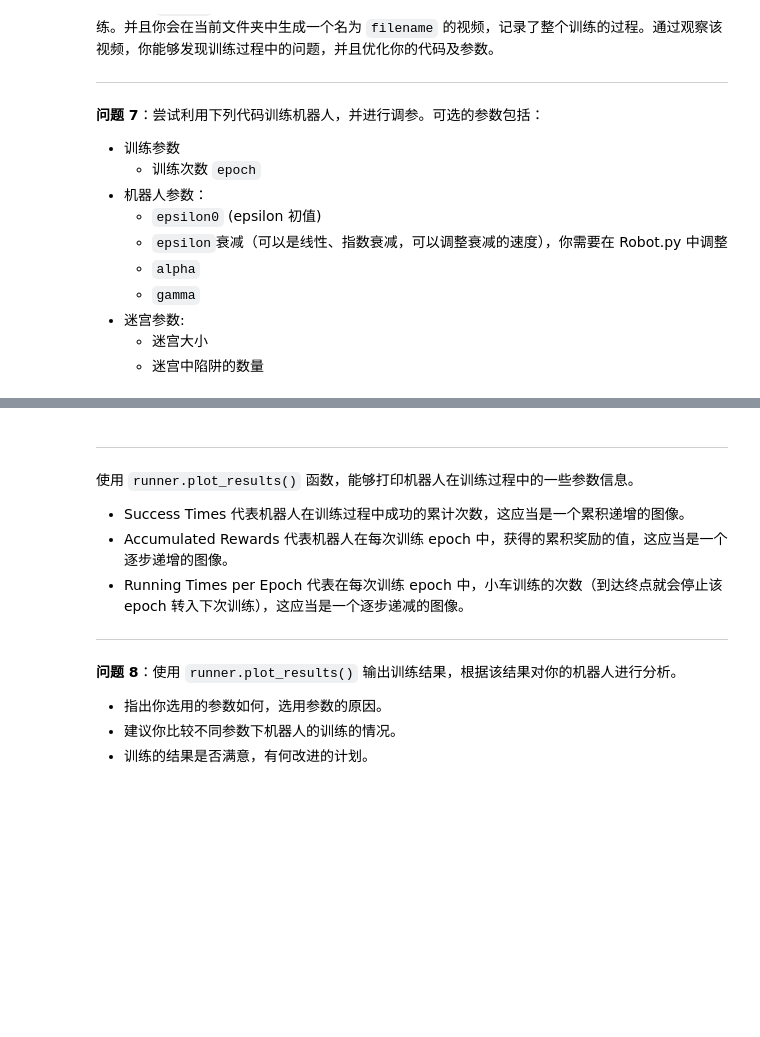
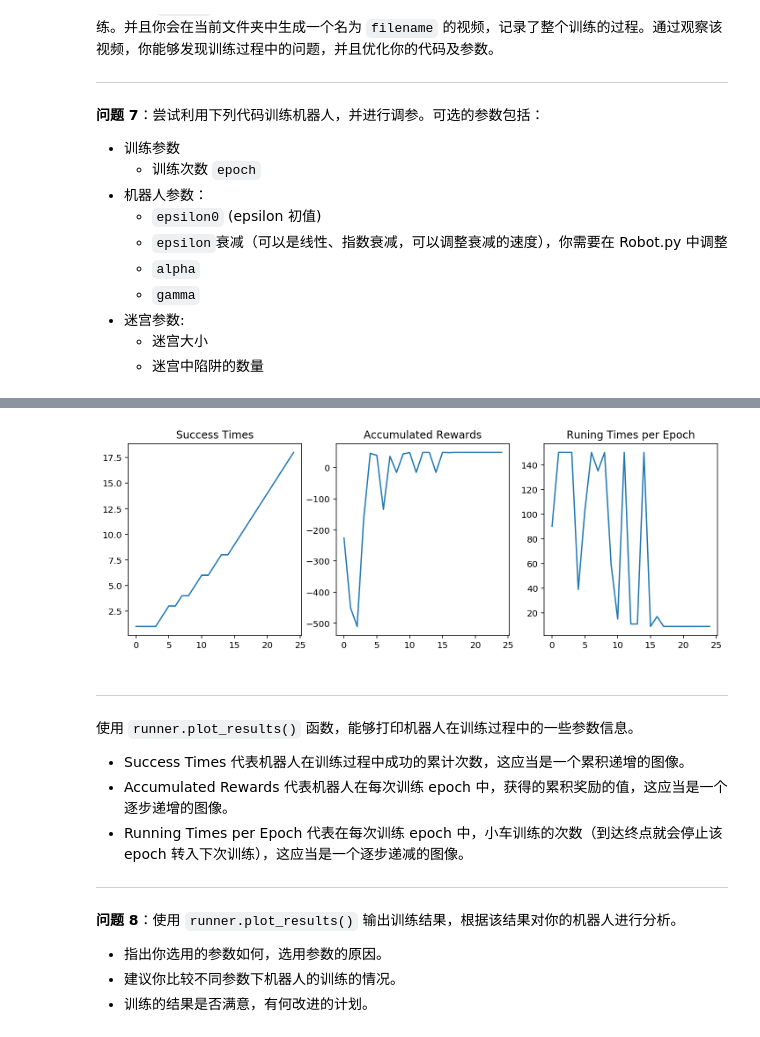
Before and after one commit to orxg/MLND_CN_P5_Reinforcement_Learning, a Jupyter notebook: robot_maze.ipynb, the cells around one changed output, grey strips where cells are left out. Cells and saved outputs as stored; diff of their text form; code cells hidden in the pictures; blank space fills up the shorter version.

```diff
--- a/robot_maze.ipynb
+++ b/robot_maze.ipynb
@@ -242,13 +254,9 @@ Maze of size (14, 14)
 # %%
-## 可选的参数：
-epoch = 20
-
-epsilon0 = 0.5
-alpha = 0.5
-gamma = 0.9
-
-maze_size = (6,6)
-trap_number = 1
+# 经过调整后的参数
+epoch = 25
+epsilon0 = 0.1
+alpha = 0.6
+gamma = 0.95
 # %%
 from Runner import Runner
 
@@ -265,3 +271,7 @@ ModuleNotFoundError: No module named 'cv2'
+# %%
+runner.plot_results()
+# %% [output]
+[figure, added]
 # %% [markdown]
 ---
 
```
Also changed, not shown: parts of 30 cells of this notebook, 3 other files.
